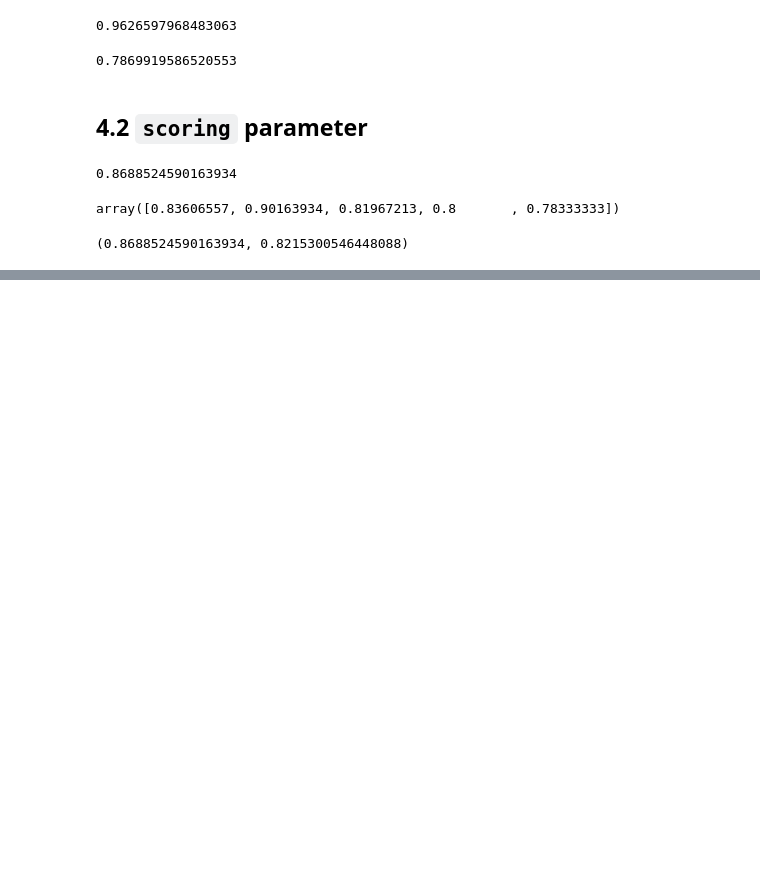
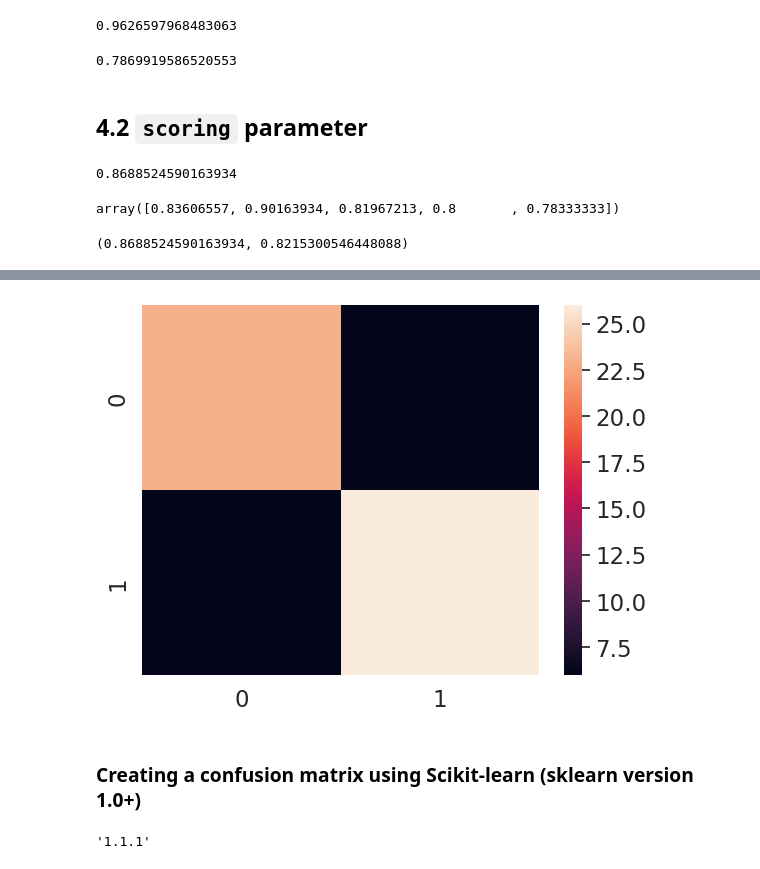
Before and after one commit to AliNisarAhmed/ml-ds-course, a Jupyter notebook: sample-project/Intro-to-Scikit-learn-2.ipynb, the cells around one changed output, grey strips where cells are left out. Drawn from its saved outputs; the diff is of its cells as text; code cells hidden in the pictures; blank space fills up the shorter version.

```diff
--- a/sample-project/Intro-to-Scikit-learn-2.ipynb
+++ b/sample-project/Intro-to-Scikit-learn-2.ipynb
@@ -846,0 +763,11 @@ clf_single_score, clf_cross_val_score
+# %%
+from sklearn.model_selection import cross_val_score
+from sklearn.ensemble import RandomForestClassifier
+
+np.random.seed(42)
+
+X = heart_disease.drop("target", axis=1)
+y = heart_disease["target"]
+
+clf = RandomForestClassifier()
+score = cross_val_score(clf, X, y)
@@ -846,0 +916,16 @@ clf_single_score, clf_cross_val_score
+# %%
+
+import seaborn as sns
+
+sns.set(font_scale=1.5)
+conf_mat = confusion_matrix(y_test, y_preds)
+sns.heatmap(conf_mat);
+# %% [output]
+[figure, added]
+# %% [markdown]
+### Creating a confusion matrix using Scikit-learn (sklearn version 1.0+)
+# %%
+import sklearn
+sklearn.__version__
+# %% [output]
+'1.1.1'
```
Also changed, not shown: parts of 65 cells of this notebook, 1 other file.
